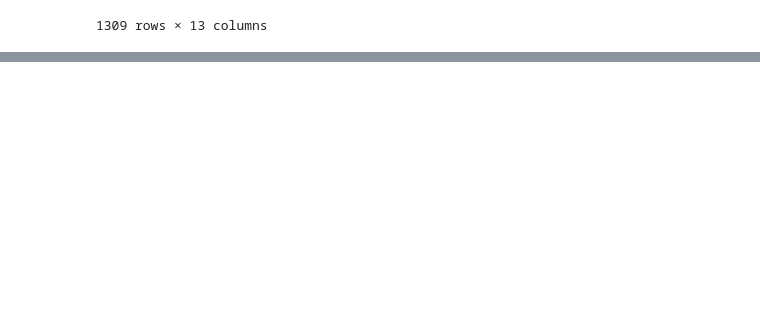
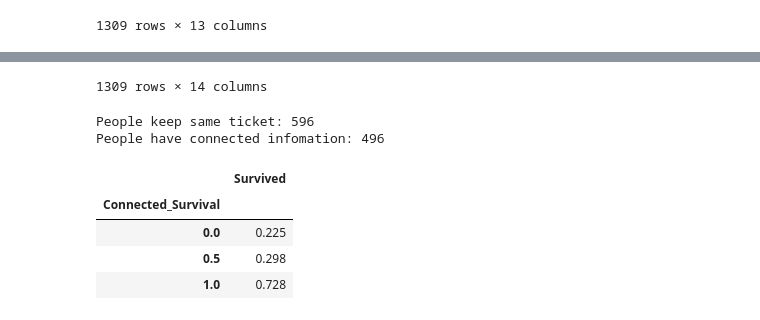
Before and after one commit to morpheus9631/titanic, a Jupyter notebook: ipynb/train_v3.ipynb, the cells around one changed output, grey strips where cells are left out. Drawn from its saved outputs; the diff is of its cells as text; code cells hidden in the pictures; blank space fills up the shorter version.

```diff
--- a/ipynb/train_v3.ipynb
+++ b/ipynb/train_v3.ipynb
@@ -222,0 +261,26 @@ display(df.head(15))
+# %%
+# Example
+
+df_data['Connected_Survival'] = 0.5
+
+for tk, df_grp in df_data.groupby('Ticket'):
+    if (len(df_grp) > 1):
+        for idx, row in df_grp.iterrows():
+            smax = df_grp.drop(idx).Survived.max()
+            smin = df_grp.drop(idx).Survived.min()
+            passId = row.PassengerId
+            if (smax == 1.0):
+                df_data.loc[df_data.PassengerId == passId, 'Connected_Survival'] = 1
+            elif (smax == 0.0):
+                df_data.loc[df_data.PassengerId == passId, 'Connected_Survival'] = 0
+display(df_data)
+
+# print
+print('People keep same ticket: {}'.format(len(df_tk)))
+
+num_conn_surv = df_data[df_data.Connected_Survival != 0.5]['Connected_Survival'].count()
+print('People have connected infomation: {}'.format(num_conn_surv))
+
+df_tmp = df_data.groupby('Connected_Survival')[['Survived']].mean().round(3)
+display(df_tmp)
+# %% [output]
@@ -222,0 +299,8 @@ display(df.head(15))
+1309 rows × 14 columns
+People keep same ticket: 596
+People have connected infomation: 496
+|  | Survived |
+| Connected_Survival |  |
+| 0.0 | 0.225 |
+| 0.5 | 0.298 |
+| 1.0 | 0.728 |
```
Also changed, not shown: parts of 12 cells of this notebook, 2 other files.
